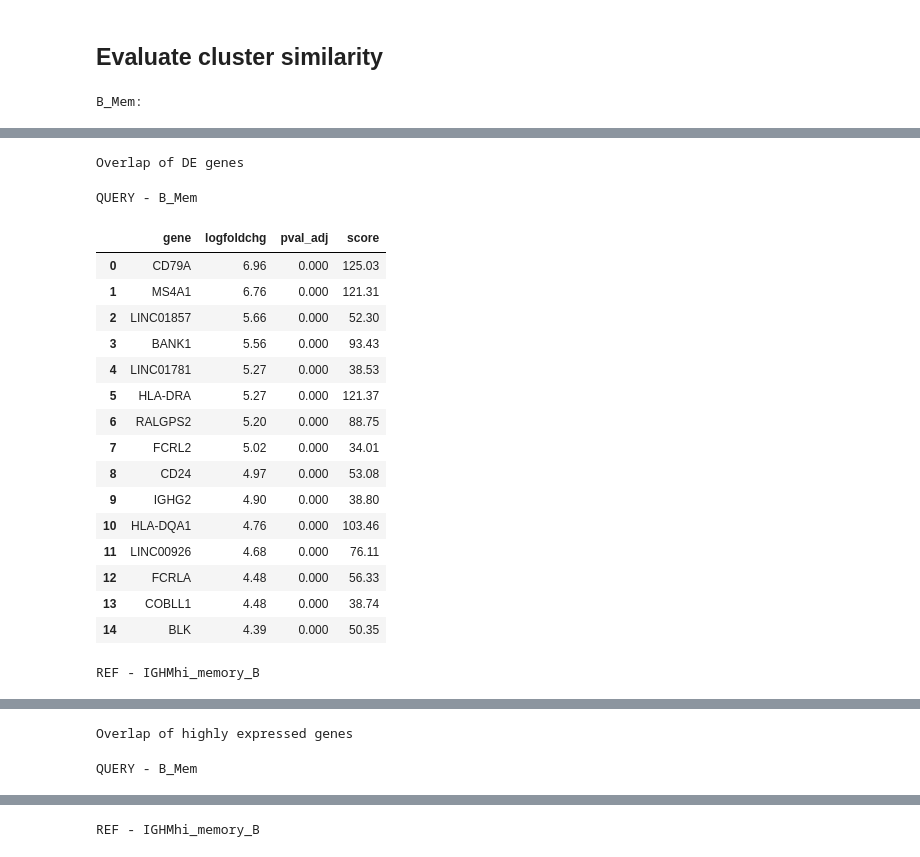
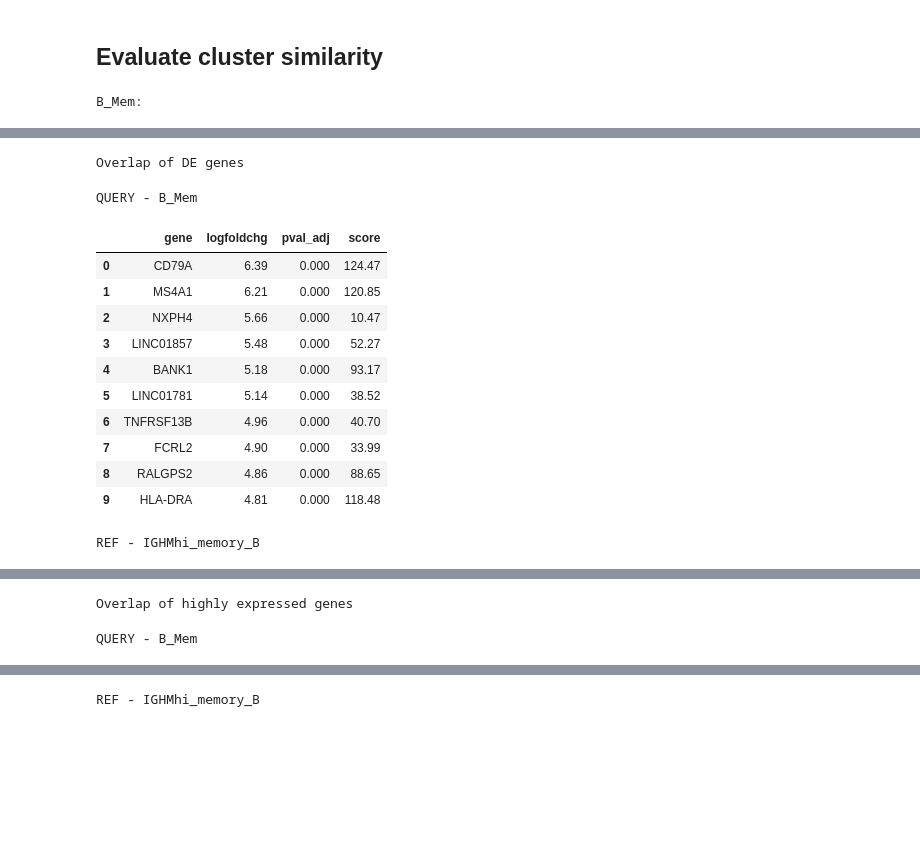
Before and after one commit to cellannotation/pairOT_paper, a Jupyter notebook: notebooks/evaluation/cluster-evaluation.ipynb, the cells around one changed output, grey strips where cells are left out. Cells and saved outputs as stored; diff of their text form; code cells hidden in the pictures; blank space fills up the shorter version.

```diff
--- a/notebooks/evaluation/cluster-evaluation.ipynb
+++ b/notebooks/evaluation/cluster-evaluation.ipynb
@@ -99,7 +98,7 @@ ontology_mapping_ref = extract_ontology_mapping(adata_ref)
 top_n_labels = DatasetMapping.select_most_similar_clusters(
     cluster_mapping,
     cluster_distance,
-    threshold_mass=0.2,
+    threshold_mass=0.25,
     threshold_distance=1.1,
     n_top=None
 )
@@ -183,6 +182,8 @@ def highly_expressed_genes(adata, n_genes):
 # %%
 METHOD = "wilcoxon"
 P_VAL_THRESHOLD = 0.01
+N_TOP_GENES = 10
+N_TOP_GENES_BORDER = 10
 
 # ignore warnings here as scanpy.tl.rank_genes_groups throws a lot of warnings
 with warnings.catch_warnings():
@@ -190,20 +191,24 @@ with warnings.catch_warnings():
     de_genes_query = get_differentially_expressed_genes(
         adata_query,
         "cell_type_author",
-        n_genes=15,
+        n_genes=N_TOP_GENES + N_TOP_GENES_BORDER,
         method=METHOD,
         p_value_threshold=P_VAL_THRESHOLD
     )
     de_genes_ref = get_differentially_expressed_genes(
         adata_ref,
         "cell_type_author",
-        n_genes=15,
+        n_genes=N_TOP_GENES + N_TOP_GENES_BORDER,
         method=METHOD,
         p_value_threshold=P_VAL_THRESHOLD
     )
 # %%
-highly_expressed_query = highly_expressed_genes(adata_query, n_genes=100)
-highly_expressed_ref = highly_expressed_genes(adata_ref, n_genes=100)
+highly_expressed_query = highly_expressed_genes(
+    adata_query, n_genes=N_TOP_GENES + N_TOP_GENES_BORDER
+)
+highly_expressed_ref = highly_expressed_genes(
+    adata_ref, n_genes=N_TOP_GENES + N_TOP_GENES_BORDER
+)
 # %%
 def to_hex(m, val):
     rgba = m.to_rgba(val)
@@ -247,7 +252,7 @@ def create_two_column_layout(left_column_html, right_column_html):
 
             .column {{
                 flex: 1; /* Each column takes up an equal amount of space */
-                padding: 20px; /* Optional: adds some padding inside the columns */
+                padding: 5px; /* Optional: adds some padding inside the columns */
             }}
 
             .left-column {{
@@ -276,9 +281,6 @@ def create_two_column_layout(left_column_html, right_column_html):
 
     return template
 # %%
-N_GENES_TO_SHOW = 15
-
-
 for k, v in top_n_labels.items():
     mapping = cluster_mapping.loc[k]
     distance = cluster_distance.loc[k]
@@ -306,12 +308,20 @@ for k, v in top_n_labels.items():
         html_de_overlap = ["<h4>Overlap of DE genes</h4>"]
 
         def style_overlap(v, props=""):
-            top_n_query_genes = de_genes_query[k]["gene"][:N_GENES_TO_SHOW].tolist()
-            return "color:green;" if v in top_n_query_genes else "color:red;"
+            top_n_genes = de_genes_query[k]["gene"].iloc[:N_TOP_GENES].tolist()
+            top_n_genes_border = de_genes_query[k]["gene"].iloc[
+                N_TOP_GENES:N_TOP_GENES+N_TOP_GENES_BORDER
+            ].tolist()
+            if v in top_n_genes:
+                return "color:green;"
+            elif v in top_n_genes_border:
+                return "color:orange;"
+            else:
+                return "color:red;"
 
         html_de_overlap += [
             de_genes_query[k]
-            .head(N_GENES_TO_SHOW)
+            .head(N_TOP_GENES)
             .copy()
             .style
             .format("{:.2f}", subset=["logfoldchg", "score"])
@@ -322,7 +332,7 @@ for k, v in top_n_labels.items():
         ]
         html_de_overlap += [
             de_genes_ref[gene]
-            .head(N_GENES_TO_SHOW)
+            .head(N_TOP_GENES)
             .copy()
             .style
             .format("{:.2f}", subset=["logfoldchg", "score"])
@@ -339,12 +349,20 @@ for k, v in top_n_labels.items():
         html_he_overlap = ["<h4>Overlap of highly expressed genes</h4>"]
 
         def style_overlap(v, propgs=""):
-            top_n_query_genes = highly_expressed_query[k]["gene"][:N_GENES_TO_SHOW]
-            return "color:green;" if v in top_n_query_genes else "color:red;"
+            top_n_genes = highly_expressed_query[k]["gene"][:N_TOP_GENES]
+            top_n_genes_border = highly_expressed_query[k]["gene"][
+                N_TOP_GENES:N_TOP_GENES+N_TOP_GENES_BORDER
+            ]
+            if v in top_n_genes:
+                return "color:green;"
+            elif v in top_n_genes_border:
+                return "color:orange;"
+            else:
+                return "color:red;"
 
         html_he_overlap += [
             pd.DataFrame(highly_expressed_query[k])
-            .head(N_GENES_TO_SHOW)
+            .head(N_TOP_GENES)
             .style
             .format("{:.2f}", subset=["average_expression"])
             .set_table_attributes("style='display:inline'")
@@ -353,7 +371,7 @@ for k, v in top_n_labels.items():
         ]
         html_he_overlap += [
             pd.DataFrame(highly_expressed_ref[gene])
-            .head(N_GENES_TO_SHOW)
+            .head(N_TOP_GENES)
             .style
             .format("{:.2f}", subset=["average_expression"])
             .map(style_overlap, subset=["gene"])
@@ -371,6 +389,7 @@ for k, v in top_n_labels.items():
     else:
         html = html + ["<b><i>No matches found</i></b>"]
     display_html("".join(html), raw=True)
+
     with open(join("cluster-evaluation-output", f"{k}.html"), "w") as f:
         f.write("".join(html))
 
@@ -382,20 +401,15 @@ B_Mem:
 Overlap of DE genes
 QUERY - B_Mem
 |  | gene | logfoldchg | pval_adj | score |
-| 0 | CD79A | 6.96 | 0.000 | 125.03 |
-| 1 | MS4A1 | 6.76 | 0.000 | 121.31 |
-| 2 | LINC01857 | 5.66 | 0.000 | 52.30 |
-| 3 | BANK1 | 5.56 | 0.000 | 93.43 |
-| 4 | LINC01781 | 5.27 | 0.000 | 38.53 |
-| 5 | HLA-DRA | 5.27 | 0.000 | 121.37 |
-| 6 | RALGPS2 | 5.20 | 0.000 | 88.75 |
-| 7 | FCRL2 | 5.02 | 0.000 | 34.01 |
-| 8 | CD24 | 4.97 | 0.000 | 53.08 |
-| 9 | IGHG2 | 4.90 | 0.000 | 38.80 |
-| 10 | HLA-DQA1 | 4.76 | 0.000 | 103.46 |
-| 11 | LINC00926 | 4.68 | 0.000 | 76.11 |
-| 12 | FCRLA | 4.48 | 0.000 | 56.33 |
-| 13 | COBLL1 | 4.48 | 0.000 | 38.74 |
-| 14 | BLK | 4.39 | 0.000 | 50.35 |
+| 0 | CD79A | 6.39 | 0.000 | 124.47 |
+| 1 | MS4A1 | 6.21 | 0.000 | 120.85 |
+| 2 | NXPH4 | 5.66 | 0.000 | 10.47 |
+| 3 | LINC01857 | 5.48 | 0.000 | 52.27 |
+| 4 | BANK1 | 5.18 | 0.000 | 93.17 |
+| 5 | LINC01781 | 5.14 | 0.000 | 38.52 |
+| 6 | TNFRSF13B | 4.96 | 0.000 | 40.70 |
+| 7 | FCRL2 | 4.90 | 0.000 | 33.99 |
+| 8 | RALGPS2 | 4.86 | 0.000 | 88.65 |
+| 9 | HLA-DRA | 4.81 | 0.000 | 118.48 |
 REF - IGHMhi_memory_B
 |  | gene | logfoldchg | pval_adj | score |
```
Also changed, not shown: parts of 9 cells of this notebook.
